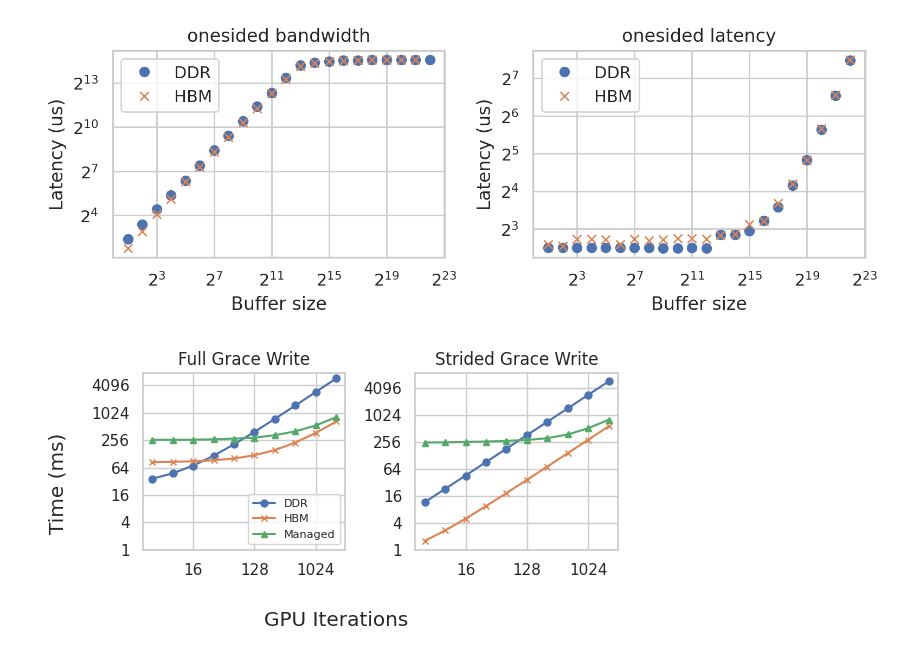
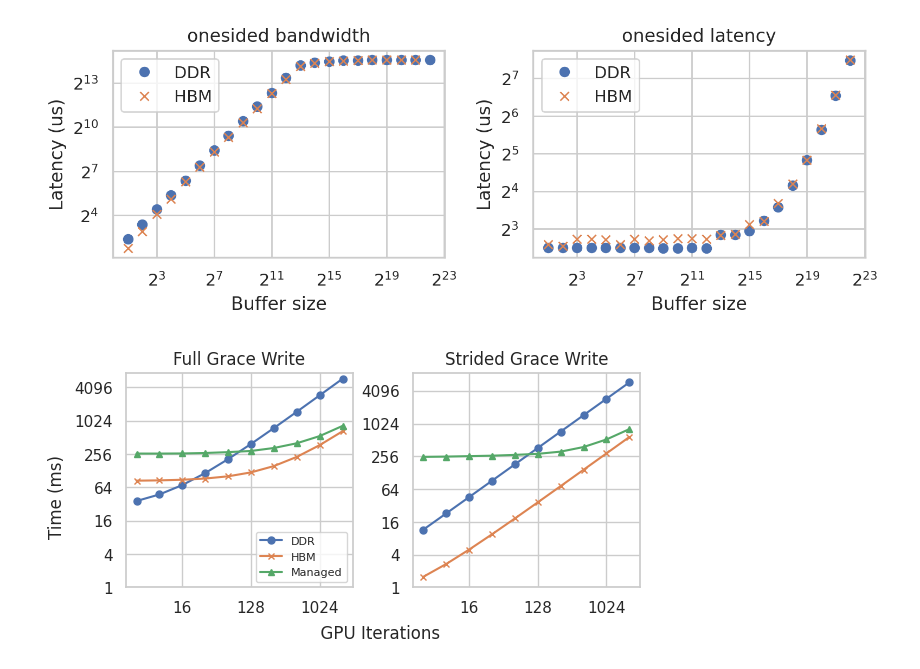
Before and after one commit to ntua-el20062/grace-hopper-benchmark, a Jupyter notebook: src/app.ipynb, the cells around one changed output. Drawn from its saved outputs; the diff is of its cells as text; code cells hidden in the pictures.

```diff
--- a/src/app.ipynb
+++ b/src/app.ipynb
@@ -304,35 +309,34 @@ fig.tight_layout()
 def make_copy_graph(ax, basedir, title, ms=3, legend=True):
     numerical = [int(dir) for dir in os.listdir(basedir + '/managed')]
     numerical.sort()
     numerical = numerical[2:]
     l = [str(dir) for dir in numerical]
 
     results1 = list(results_generator(l, basedir + '/ddr', skip=1))
     results2 = list(results_generator(l, basedir + '/hbm', skip=1))
     results3 = list(results_generator(l, basedir + '/managed', skip=1))
 
     ax.set_xscale('log', base=2)
     ax.set_yscale('log', base=2)
     ax.set_title(title)
     # ax.set_xlabel('GPU full writes')
     # ax.set_ylabel('Time (ms)')
     ax.plot(numerical, results1, 'o-', ms=ms, label='DDR')
     ax.plot(numerical, results2, 'x-', ms=ms, label='HBM')
     ax.plot(numerical, results3, '^-', ms=ms, label='Managed')
     from matplotlib.ticker import ScalarFormatter
     ax.set_yticks([1, 4, 16, 64, 256, 1024, 4096])
     ax.set_yticks([1, 4, 16, 64, 256, 1024, 4096])
     for axis in [ax.xaxis, ax.yaxis]:
         axis.set_major_formatter(ScalarFormatter())
     if legend:
         ax.legend(title='', fontsize=8, loc='lower right')
 
-fig, (ax1, ax2) = plt.subplots(1, 2, figsize=(6, 3))
+fig, (ax1, ax2) = plt.subplots(1, 2, figsize=(6, 3), layout='constrained')
 make_copy_graph(ax1, 'results/apps/transfer/scalability/', 'Full Grace Write', ms=5)
 make_copy_graph(ax2, 'results/apps/transfer/pagelevel_scalability/', 'Strided Grace Write', ms=5, legend=False)
-fig.supxlabel("GPU Iterations")
-fig.supylabel("Time (ms)")
-plt.tight_layout()
+fig.supxlabel("              GPU Iterations", fontsize=12)
+fig.supylabel("Time (ms)", fontsize=12)
 fig.savefig("managed_app.pdf", bbox_inches='tight')
 # %% [output]
-[figure, old version]
+[figure, new version]
```
Also changed, not shown: parts of 2 cells of this notebook, 7 other files.
